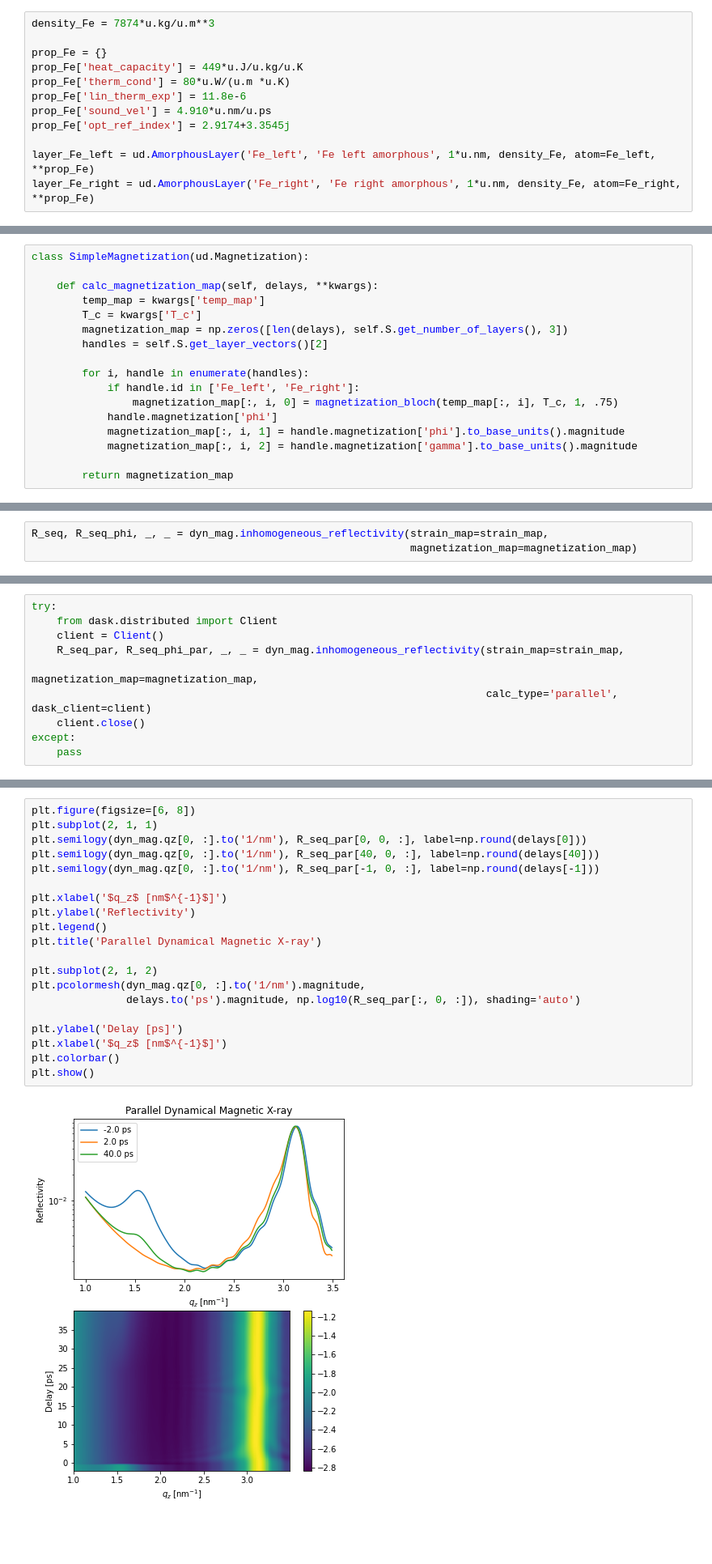
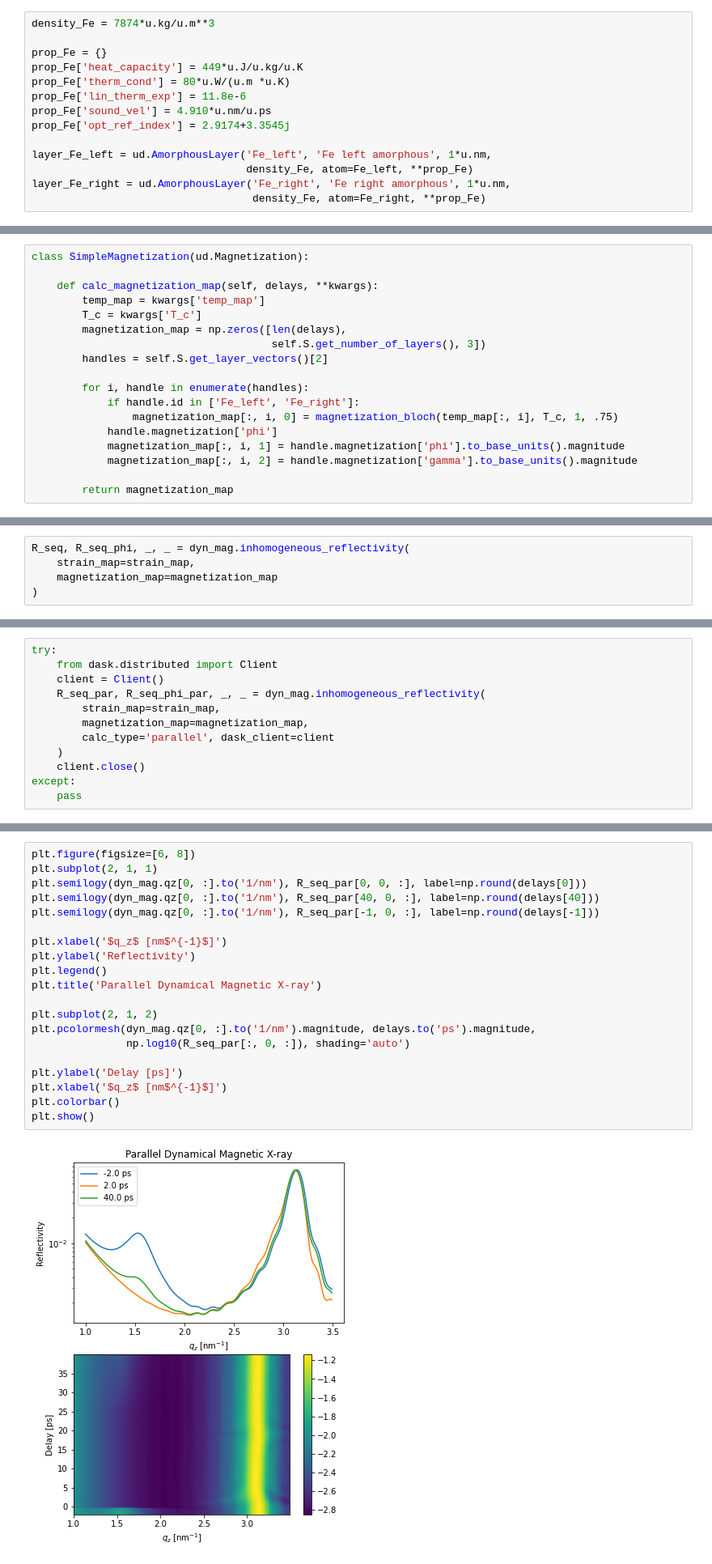
Before and after one commit to dschick/udkm1Dsim, a Jupyter notebook: docs/source/examples/dynamical_magnetic_xray.ipynb, the cells around one changed output, grey strips where cells are left out. Shown at 81% size. Drawn from its saved outputs; the diff is of its cells as text; blank space fills up the shorter version.

```diff
--- a/docs/source/examples/dynamical_magnetic_xray.ipynb
+++ b/docs/source/examples/dynamical_magnetic_xray.ipynb
@@ -40,8 +40,10 @@ prop_Fe['lin_therm_exp'] = 11.8e-6
 prop_Fe['sound_vel'] = 4.910*u.nm/u.ps
 prop_Fe['opt_ref_index'] = 2.9174+3.3545j
 
-layer_Fe_left = ud.AmorphousLayer('Fe_left', 'Fe left amorphous', 1*u.nm, density_Fe, atom=Fe_left, **prop_Fe)
-layer_Fe_right = ud.AmorphousLayer('Fe_right', 'Fe right amorphous', 1*u.nm, density_Fe, atom=Fe_right, **prop_Fe)
+layer_Fe_left = ud.AmorphousLayer('Fe_left', 'Fe left amorphous', 1*u.nm,
+                                  density_Fe, atom=Fe_left, **prop_Fe)
+layer_Fe_right = ud.AmorphousLayer('Fe_right', 'Fe right amorphous', 1*u.nm,
+                                   density_Fe, atom=Fe_right, **prop_Fe)
 # %%
 density_Cr = 7140*u.kg/u.m**3
 
@@ -203,7 +207,8 @@ class SimpleMagnetization(ud.Magnetization):
     def calc_magnetization_map(self, delays, **kwargs):
         temp_map = kwargs['temp_map']
         T_c = kwargs['T_c']
-        magnetization_map = np.zeros([len(delays), self.S.get_number_of_layers(), 3])
+        magnetization_map = np.zeros([len(delays),
+                                      self.S.get_number_of_layers(), 3])
         handles = self.S.get_layer_vectors()[2]
 
         for i, handle in enumerate(handles):
@@ -383,7 +397,9 @@ dyn_mag.set_polarization(3, 0)
 incoming polarizations set to: sigma
 analyzer polarizations set to: unpolarized
 # %%
-R_seq, R_seq_phi, _, _ = dyn_mag.inhomogeneous_reflectivity(strain_map=strain_map,
-                                                            magnetization_map=magnetization_map)
+R_seq, R_seq_phi, _, _ = dyn_mag.inhomogeneous_reflectivity(
+    strain_map=strain_map,
+    magnetization_map=magnetization_map
+)
 # %% [output]
 Calculating _inhomogeneous_reflectivity_ ...
@@ -433,9 +449,11 @@ Please refer to the [Dask documentation](https://docs.dask.org/en/latest/) for m
 try:
     from dask.distributed import Client
     client = Client()
-    R_seq_par, R_seq_phi_par, _, _ = dyn_mag.inhomogeneous_reflectivity(strain_map=strain_map,
-                                                                        magnetization_map=magnetization_map,
-                                                                        calc_type='parallel', dask_client=client)
+    R_seq_par, R_seq_phi_par, _, _ = dyn_mag.inhomogeneous_reflectivity(
+        strain_map=strain_map,
+        magnetization_map=magnetization_map,
+        calc_type='parallel', dask_client=client
+    )
     client.close()
 except:
     pass
@@ -445,22 +463,22 @@ Elapsed time for _inhomogeneous_reflectivity_: 231.048072 s
 # %%
 plt.figure(figsize=[6, 8])
 plt.subplot(2, 1, 1)
 plt.semilogy(dyn_mag.qz[0, :].to('1/nm'), R_seq_par[0, 0, :], label=np.round(delays[0]))
 plt.semilogy(dyn_mag.qz[0, :].to('1/nm'), R_seq_par[40, 0, :], label=np.round(delays[40]))
 plt.semilogy(dyn_mag.qz[0, :].to('1/nm'), R_seq_par[-1, 0, :], label=np.round(delays[-1]))
 
 plt.xlabel('$q_z$ [nm$^{-1}$]')
 plt.ylabel('Reflectivity')
 plt.legend()
 plt.title('Parallel Dynamical Magnetic X-ray')
 
 plt.subplot(2, 1, 2)
-plt.pcolormesh(dyn_mag.qz[0, :].to('1/nm').magnitude,
-               delays.to('ps').magnitude, np.log10(R_seq_par[:, 0, :]), shading='auto')
+plt.pcolormesh(dyn_mag.qz[0, :].to('1/nm').magnitude, delays.to('ps').magnitude,
+               np.log10(R_seq_par[:, 0, :]), shading='auto')
 
 plt.ylabel('Delay [ps]')
 plt.xlabel('$q_z$ [nm$^{-1}$]')
 plt.colorbar()
 plt.show()
 # %% [output]
-[figure, old version]
+[figure, new version]
```
Also changed, not shown: parts of 13 cells of this notebook, 5 other files.
